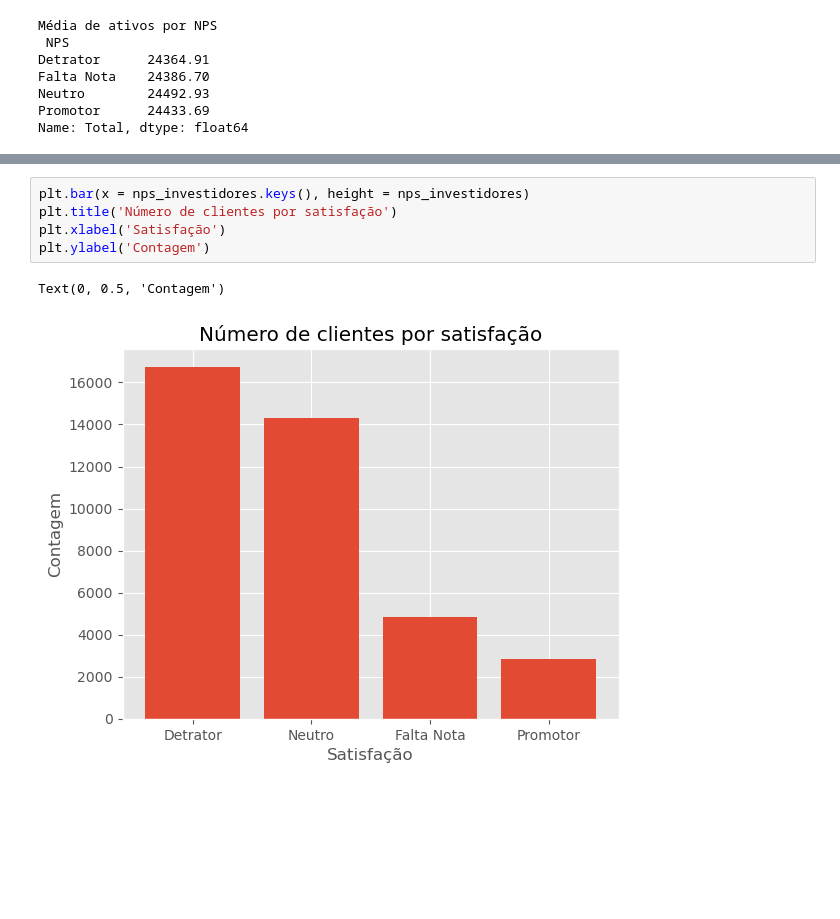
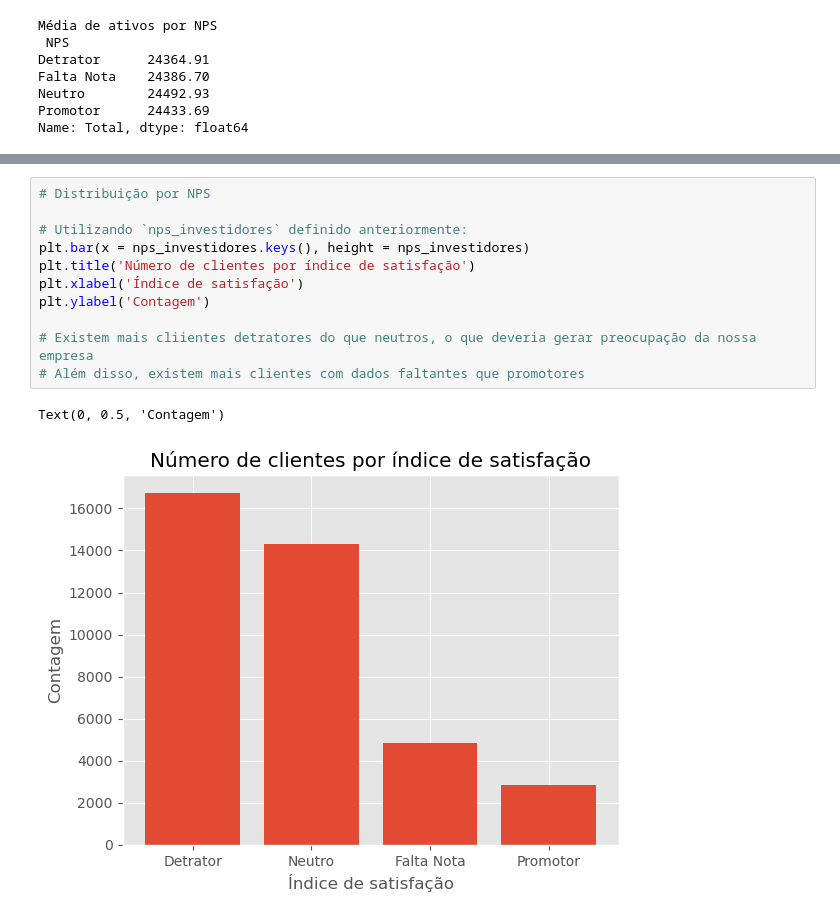
Before and after one commit to vitorccmanso/Projeto-EDA, a Jupyter notebook: Proj 1 - pandas - notebook.ipynb, the cells around one changed output, grey strips where cells are left out. Drawn from its saved outputs; the diff is of its cells as text; blank space fills up the shorter version.

```diff
--- a/Proj 1 - pandas - notebook.ipynb
+++ b/Proj 1 - pandas - notebook.ipynb
@@ -437,8 +569,14 @@ Name: Total, dtype: float64
 # %%
+# Distribuição por NPS
+
+# Utilizando `nps_investidores` definido anteriormente:
 plt.bar(x = nps_investidores.keys(), height = nps_investidores)
-plt.title('Número de clientes por satisfação')
-plt.xlabel('Satisfação')
+plt.title('Número de clientes por índice de satisfação')
+plt.xlabel('Índice de satisfação')
 plt.ylabel('Contagem')
+
+# Existem mais cliientes detratores do que neutros, o que deveria gerar preocupação da nossa empresa
+# Além disso, existem mais clientes com dados faltantes que promotores
 # %% [output]
 Text(0, 0.5, 'Contagem')
-[figure, old version]
+[figure, new version]
```
Also changed, not shown: parts of 20 cells of this notebook.
